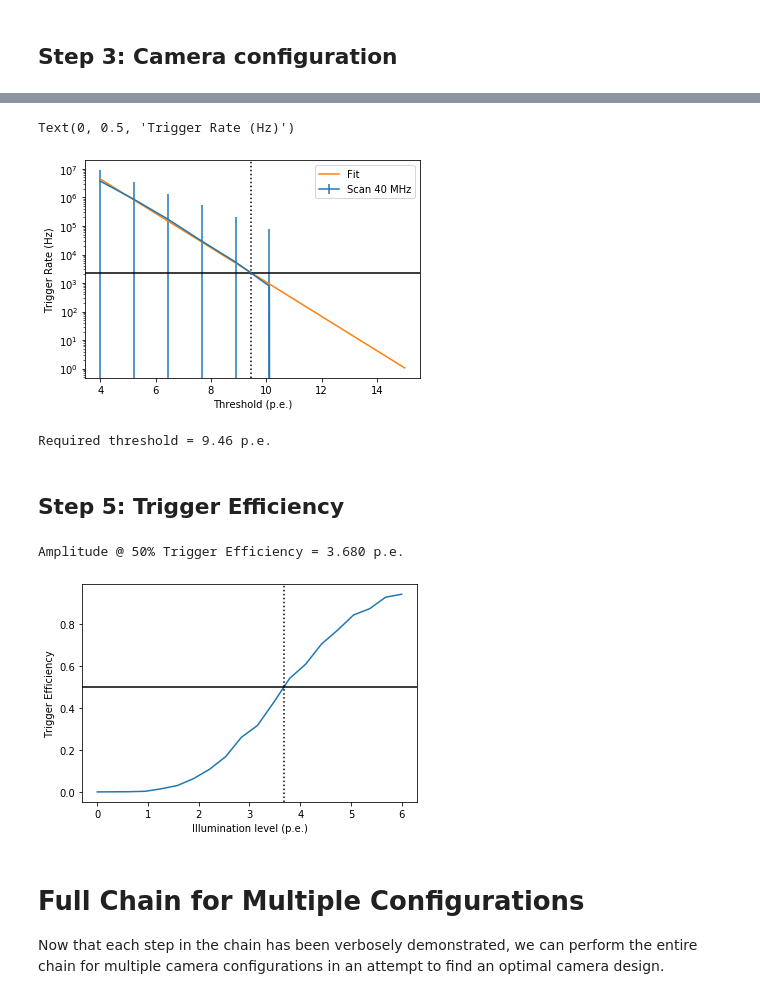
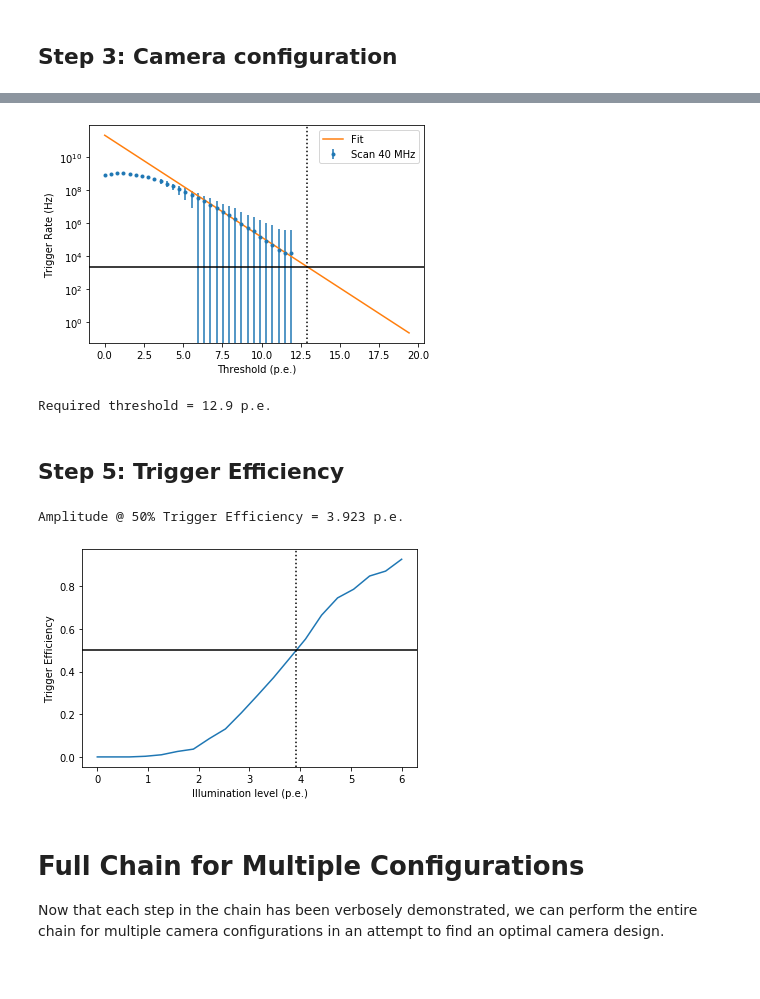
Before and after one commit to watsonjj/labbook, a Jupyter notebook: d200422_trigger_eff_sim/2_maximum_rate.ipynb, the cells around one changed output, grey strips where cells are left out. Drawn from its saved outputs; the diff is of its cells as text; code cells hidden in the pictures.

Commit message:
d200422_trigger_eff_sim

```diff
--- a/d200422_trigger_eff_sim/2_maximum_rate.ipynb
+++ b/d200422_trigger_eff_sim/2_maximum_rate.ipynb
@@ -133,6 +134,7 @@ camera = Camera(
     mapping=SSTCameraMapping(n_pixels=4),  # One Superpixel
     digital_trigger_length=8,  # ns
     continuous_readout_duration=128,  # ns
+    electronic_noise=GaussianNoise(stddev=0.1)
 )
 # %% [markdown]
 ## Step 4: Trigger Threshold
@@ -141,24 +143,33 @@ The bias curve provides a conversion between rate and threshold. There are multi
 # %%
 nsb_rate = 40  # MHz
 # %%
-def perform_nsb_bias_scan(camera, nsb, thresholds):
+def perform_nsb_bias_scan(camera, nsb):
     source = PhotoelectronSource(camera=camera)
     acquisition = EventAcquisition(camera=camera)
     n_repeats = 1000  # Repeats for statistics
-    n_triggers = np.zeros((n_repeats, thresholds.size))
+    n_thresholds = 50
+    thresholds = None  # Delayed initialisation based on readout limits
+    n_triggers = np.zeros((n_repeats, n_thresholds))
     for iev in trange(n_repeats, desc="Measuring bias curve"):
         photoelectrons = source.get_nsb(nsb)
         readout = acquisition.get_continuous_readout(photoelectrons)
+        if thresholds is None:
+            min_ = readout.min()
+            min_ = min_ if min_ >= 0 else 0
+            max_ = max_ = readout.max() * 5
+            max_ = max_ if max_ > 0 else 1
+            thresholds = np.linspace(min_, max_, n_thresholds) / camera.reference_pulse.peak_height
         for i, thresh in enumerate(thresholds):
             camera.update_trigger_threshold(thresh)
             digital_trigger = acquisition.trigger.get_superpixel_digital_trigger_line(readout)
             n_triggers[iev, i] = acquisition.trigger.get_n_superpixel_triggers(digital_trigger)
+    n_triggers[:, n_triggers.sum(0) <= 1] = np.nan
     rate = n_triggers / (camera.continuous_readout_duration * 1e-9)
-    return rate.mean(0), rate.std(0)
+    return thresholds, rate.mean(0), rate.std(0)
 # %%
 def get_threshold_for_rate(thresholds, scan, requested_rate):
-    gt0 = scan > 0
-    gradient, y_intercept = np.polyfit(thresholds[gt0], np.log10(scan[gt0]), 1)
+    mask = np.isfinite(scan)
+    gradient, y_intercept = np.polyfit(thresholds[mask][-10:], np.log10(scan[mask][-10:]), 1)
     required_threshold = (np.log10(requested_rate) - y_intercept) / gradient
     return required_threshold, gradient, y_intercept
 # %%
@@ -166,29 +177,27 @@ thresholds = np.linspace(4, 15, 10)  # Units: photoelectron
 # %%
 # Perform bias scans (first one is for plotting purposes only)
-scan, scan_err = perform_nsb_bias_scan(camera, nsb_rate, thresholds)
-#scan_x2, scan_err_x2 = perform_nsb_bias_scan(camera, nsb_rate*2, thresholds)
+thresholds, scan, scan_err = perform_nsb_bias_scan(camera, nsb_rate)
+#thresholds_x2, scan_x2, scan_err_x2 = perform_nsb_bias_scan(camera, nsb_rate*2)
 # %%
 threshold, gradient, y_intercept = get_threshold_for_rate(thresholds, scan, requested_sp_trigger_rate)
 # %%
 # Demonstrate the fit
-plt.errorbar(thresholds, scan, yerr=scan_err, label=f"Scan {nsb_rate} MHz")
-#plt.errorbar(thresholds, scan_x2, yerr=scan_err_x2, label=f"Scan {nsb_rate*2} MHz")
+plt.errorbar(thresholds, scan, yerr=scan_err, label=f"Scan {nsb_rate} MHz", fmt='.')
 plt.plot(thresholds, 10**np.polyval([gradient, y_intercept], thresholds), label="Fit")
 plt.axhline(requested_sp_trigger_rate, color='black', ls='-')
 plt.axvline(threshold, color='black', ls=':')
 
 plt.yscale('log')
 plt.legend()
 plt.xlabel("Threshold (p.e.)")
-plt.ylabel("Trigger Rate (Hz)")
+_ = plt.ylabel("Trigger Rate (Hz)")
 # %% [output]
-Text(0, 0.5, 'Trigger Rate (Hz)')
-[figure, old version]
+[figure, new version]
 # %%
 print(f"Required threshold = {threshold:.3} p.e.")
 camera.update_trigger_threshold(threshold)
 # %% [output]
-Required threshold = 9.46 p.e.
+Required threshold = 12.9 p.e.
 # %% [markdown]
 ## Step 5: Trigger Efficiency
 # %%
@@ -223,8 +232,8 @@ plt.ylabel("Trigger Efficiency")
 
 print(f"Amplitude @ 50% Trigger Efficiency = {amplitude_50:.3f} p.e.")
 # %% [output]
-Amplitude @ 50% Trigger Efficiency = 3.680 p.e.
+Amplitude @ 50% Trigger Efficiency = 3.923 p.e.
-[figure, old version]
+[figure, new version]
 # %% [markdown]
 # Full Chain for Multiple Configurations
 
```
Also changed, not shown: parts of 7 cells of this notebook.
